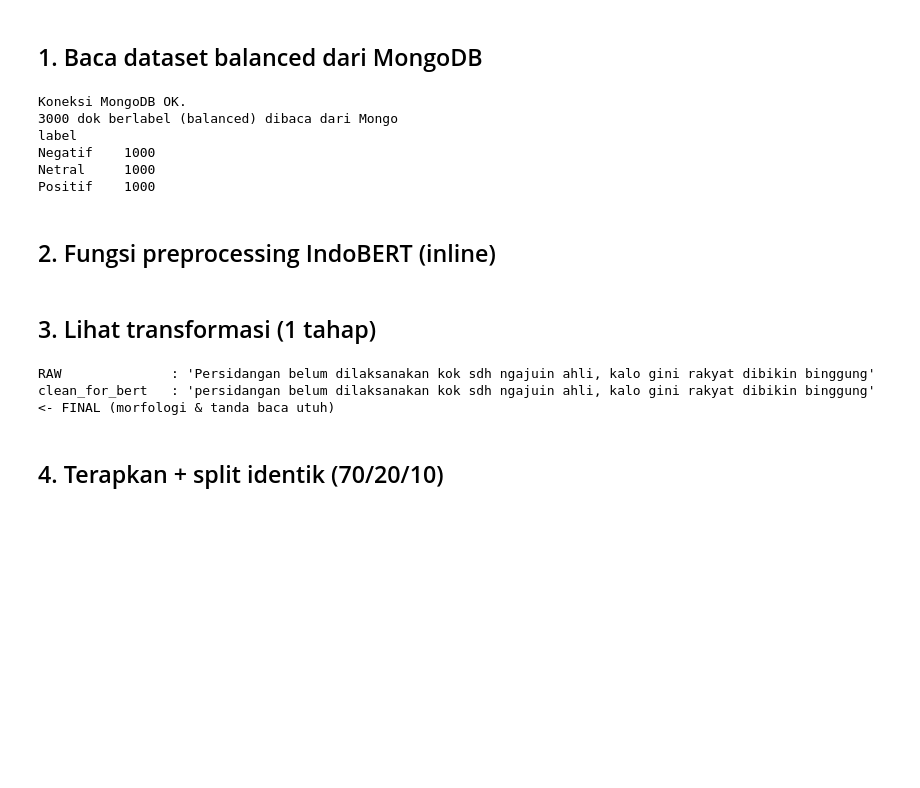
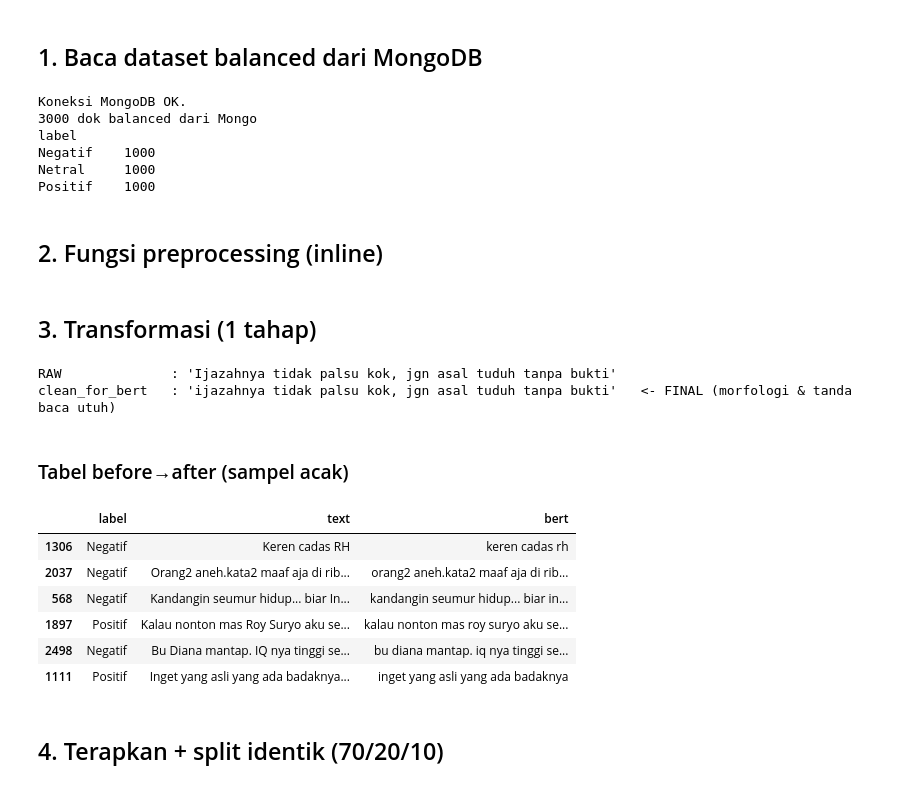
Before and after one commit to Arachnoida/jokowi_sentiment_project, a Jupyter notebook: notebooks/preprocessing_indobert.ipynb, the cells around one changed output. Drawn from its saved outputs; the diff is of its cells as text; code cells hidden in the pictures; blank space fills up the shorter version.

```diff
--- a/notebooks/preprocessing_indobert.ipynb
+++ b/notebooks/preprocessing_indobert.ipynb
@@ -22,42 +23,30 @@ import os, pandas as pd
 from pymongo import MongoClient
 import certifi
 
-# --- Kredensial Mongo ---
-# Lokal: otomatis dari .env. Colab: isi manual saat diminta (getpass).
 MONGO_URI = os.environ.get("MONGO_URI", "")
 if not MONGO_URI:
     try:
-        from dotenv import load_dotenv; load_dotenv()
-        MONGO_URI = os.environ.get("MONGO_URI", "")
-    except Exception:
-        pass
+        from dotenv import load_dotenv; load_dotenv(); MONGO_URI = os.environ.get("MONGO_URI","")
+    except Exception: pass
 if not MONGO_URI:
-    from getpass import getpass
-    MONGO_URI = getpass("MONGO_URI (mongodb+srv://user:pass@host/...): ")
-
-DB_NAME = os.environ.get("MONGO_DB_NAME", "youtube_sentiment")
+    from getpass import getpass; MONGO_URI = getpass("MONGO_URI: ")
+DB_NAME = os.environ.get("MONGO_DB_NAME","youtube_sentiment")
 client = MongoClient(MONGO_URI, tlsCAFile=certifi.where(), serverSelectionTimeoutMS=20000)
-client.admin.command("ping")
-print("Koneksi MongoDB OK.")
-
-# --- Baca dataset balanced (in_balanced_set=True) dari raw_comments ---
-raw = client[DB_NAME]["raw_comments"]
-docs = list(raw.find({"in_balanced_set": True},
-                     {"_id": 0, "comment_id": 1, "video_id": 1, "text": 1, "label": 1}))
-df = pd.DataFrame(docs)
-LABELS = ["Negatif", "Netral", "Positif"]      # urutan = id: Neg=0, Net=1, Pos=2
-df = df[df["label"].isin(LABELS)].copy()
-print(f"{len(df)} dok berlabel (balanced) dibaca dari Mongo")
-print(df["label"].value_counts().reindex(LABELS).to_string())
+client.admin.command("ping"); print("Koneksi MongoDB OK.")
+LABELS = ["Negatif","Netral","Positif"]
+docs = list(client[DB_NAME]["raw_comments"].find({"in_balanced_set":True},
+            {"_id":0,"comment_id":1,"video_id":1,"text":1,"label":1}))
+df = pd.DataFrame(docs); df = df[df["label"].isin(LABELS)].copy()
+print(f"{len(df)} dok balanced dari Mongo"); print(df["label"].value_counts().reindex(LABELS).to_string())
 # %% [output]
 Koneksi MongoDB OK.
-3000 dok berlabel (balanced) dibaca dari Mongo
+3000 dok balanced dari Mongo
 label
 Negatif    1000
 Netral     1000
 Positif    1000
 # %% [markdown]
-## 2. Fungsi preprocessing IndoBERT (inline)
+## 2. Fungsi preprocessing (inline)
 # %%
 import re
 
@@ -80,19 +69,32 @@ def clean_for_bert(text: str) -> str:
 
 
 def make_text_bert(text: str) -> str:
-    """Pipeline final jalur IndoBERT: cleaning minimal saja."""
     return clean_for_bert(text or "")
 # %% [markdown]
-## 3. Lihat transformasi (1 tahap)
+## 3. Transformasi (1 tahap)
 # %%
-def trace_bert(text: str) -> None:
-    print(f"RAW              : {text!r}")
-    print(f"clean_for_bert   : {clean_for_bert(text)!r}   <- FINAL (morfologi & tanda baca utuh)")
-
-trace_bert("Persidangan belum dilaksanakan kok sdh ngajuin ahli, kalo gini rakyat dibikin binggung")
+def trace_bert(t):
+    print(f"RAW              : {t!r}")
+    print(f"clean_for_bert   : {clean_for_bert(t)!r}   <- FINAL (morfologi & tanda baca utuh)")
+trace_bert("Ijazahnya tidak palsu kok, jgn asal tuduh tanpa bukti")
 # %% [output]
-RAW              : 'Persidangan belum dilaksanakan kok sdh ngajuin ahli, kalo gini rakyat dibikin binggung'
-clean_for_bert   : 'persidangan belum dilaksanakan kok sdh ngajuin ahli, kalo gini rakyat dibikin binggung'   <- FINAL (morfologi & tanda baca utuh)
+RAW              : 'Ijazahnya tidak palsu kok, jgn asal tuduh tanpa bukti'
+clean_for_bert   : 'ijazahnya tidak palsu kok, jgn asal tuduh tanpa bukti'   <- FINAL (morfologi & tanda baca utuh)
+# %% [markdown]
+### Tabel before→after (sampel acak)
+# %%
+import pandas as pd
+pd.set_option("display.max_colwidth", 55)
+_s=df.sample(6,random_state=7).copy(); _s["bert"]=_s["text"].astype(str).map(make_text_bert)
+_s[["label","text","bert"]]
+# %% [output]
+|  | label | text | bert |
+| 1306 | Negatif | Keren cadas RH | keren cadas rh |
+| 2037 | Negatif | Orang2 aneh.kata2 maaf aja di rib... | orang2 aneh.kata2 maaf aja di rib... |
+| 568 | Negatif | Kandangin seumur hidup... biar In... | kandangin seumur hidup... biar in... |
+| 1897 | Positif | Kalau nonton mas Roy Suryo aku se... | kalau nonton mas roy suryo aku se... |
+| 2498 | Negatif | Bu Diana mantap. IQ nya tinggi se... | bu diana mantap. iq nya tinggi se... |
+| 1111 | Positif | Inget yang asli yang ada badaknya... | inget yang asli yang ada badaknya |
 # %% [markdown]
 ## 4. Terapkan + split identik (70/20/10)
 # %%
```
Also changed, not shown: parts of 11 cells of this notebook, 5 other files.
